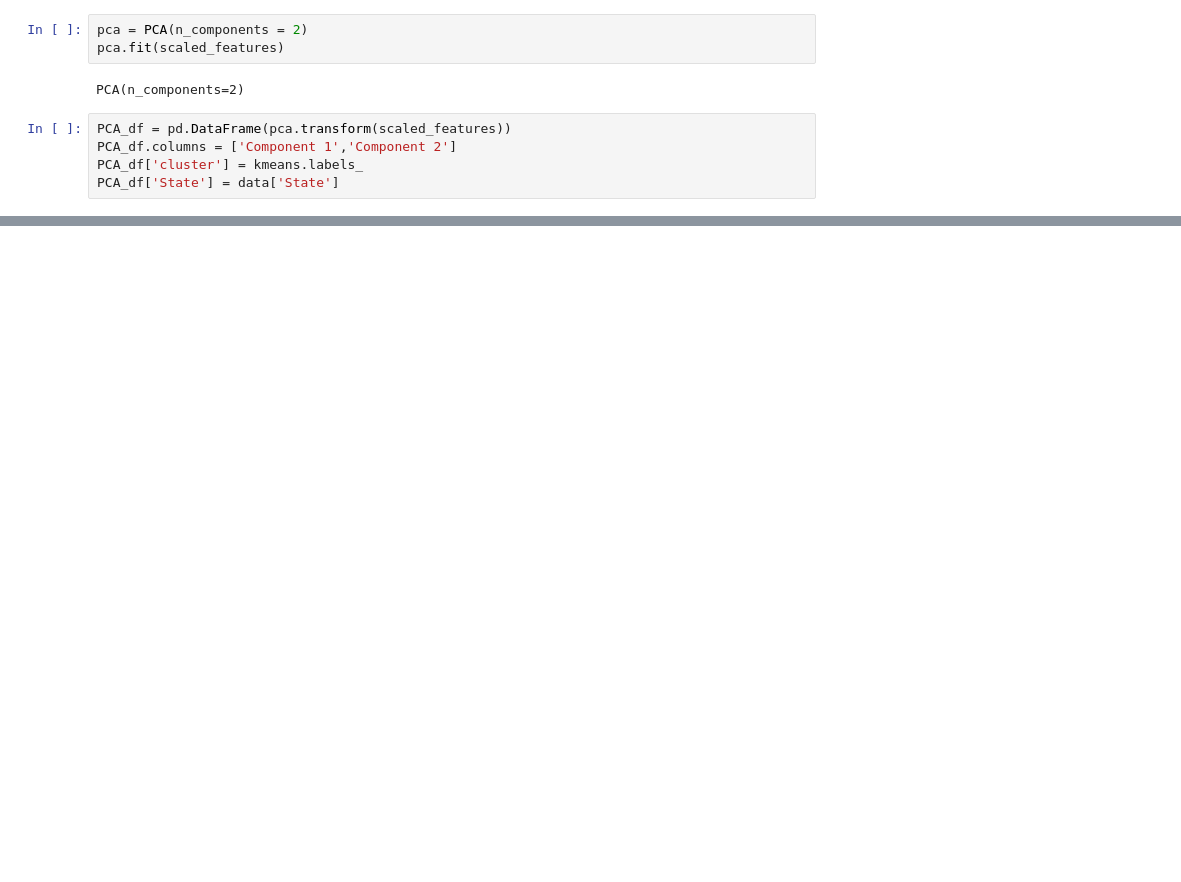
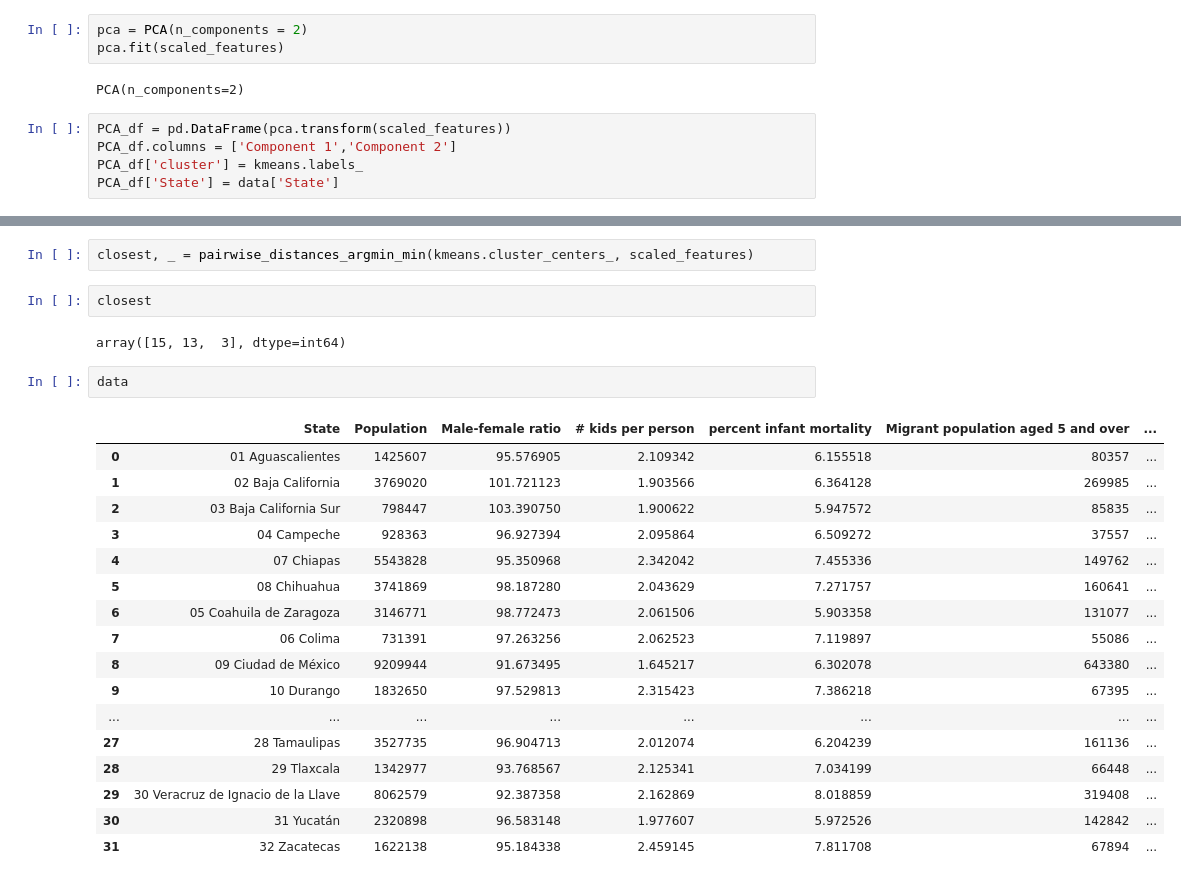
Before and after one commit to Banking-Analytics-Lab/DynamicGraphLearning, a Jupyter notebook: cluster_analysis.ipynb, the cells around one changed output, grey strips where cells are left out. Saved outputs shown, nothing was run; the diff lists cells and outputs as text; blank space fills up the shorter version.

```diff
--- a/cluster_analysis.ipynb
+++ b/cluster_analysis.ipynb
@@ -83,0 +94,26 @@ plt.show()
+# %%
+closest, _ = pairwise_distances_argmin_min(kmeans.cluster_centers_, scaled_features)
+# %%
+closest
+# %% [output]
+array([15, 13,  3], dtype=int64)
+# %%
+data
+# %% [output]
+|  | State | Population | Male-female ratio | # kids per person | percent infant mortality | Migrant population aged 5 and over | ... |
+| 0 | 01 Aguascalientes | 1425607 | 95.576905 | 2.109342 | 6.155518 | 80357 | ... |
+| 1 | 02 Baja California | 3769020 | 101.721123 | 1.903566 | 6.364128 | 269985 | ... |
+| 2 | 03 Baja California Sur | 798447 | 103.390750 | 1.900622 | 5.947572 | 85835 | ... |
+| 3 | 04 Campeche | 928363 | 96.927394 | 2.095864 | 6.509272 | 37557 | ... |
+| 4 | 07 Chiapas | 5543828 | 95.350968 | 2.342042 | 7.455336 | 149762 | ... |
+| 5 | 08 Chihuahua | 3741869 | 98.187280 | 2.043629 | 7.271757 | 160641 | ... |
+| 6 | 05 Coahuila de Zaragoza | 3146771 | 98.772473 | 2.061506 | 5.903358 | 131077 | ... |
+| 7 | 06 Colima | 731391 | 97.263256 | 2.062523 | 7.119897 | 55086 | ... |
+| 8 | 09 Ciudad de México | 9209944 | 91.673495 | 1.645217 | 6.302078 | 643380 | ... |
+| 9 | 10 Durango | 1832650 | 97.529813 | 2.315423 | 7.386218 | 67395 | ... |
+| ... | ... | ... | ... | ... | ... | ... | ... |
+| 27 | 28 Tamaulipas | 3527735 | 96.904713 | 2.012074 | 6.204239 | 161136 | ... |
+| 28 | 29 Tlaxcala | 1342977 | 93.768567 | 2.125341 | 7.034199 | 66448 | ... |
+| 29 | 30 Veracruz de Ignacio de la Llave | 8062579 | 92.387358 | 2.162869 | 8.018859 | 319408 | ... |
+| 30 | 31 Yucatán | 2320898 | 96.583148 | 1.977607 | 5.972526 | 142842 | ... |
+| 31 | 32 Zacatecas | 1622138 | 95.184338 | 2.459145 | 7.811708 | 67894 | ... |
```
Also changed, not shown: parts of 6 cells of this notebook, 2 other files.
